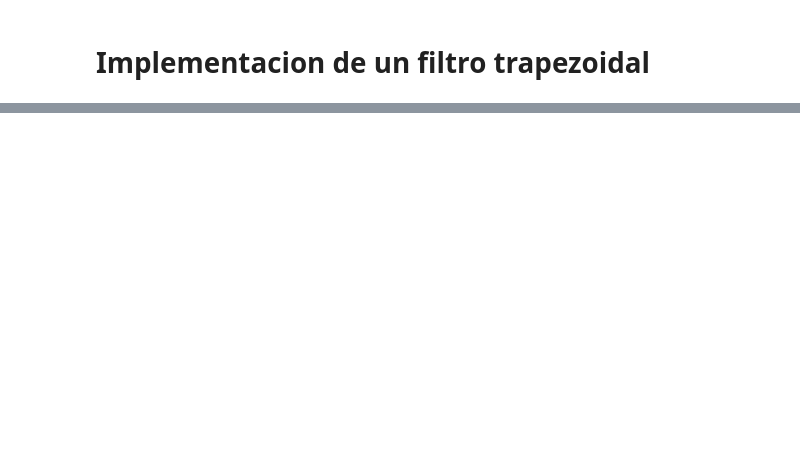
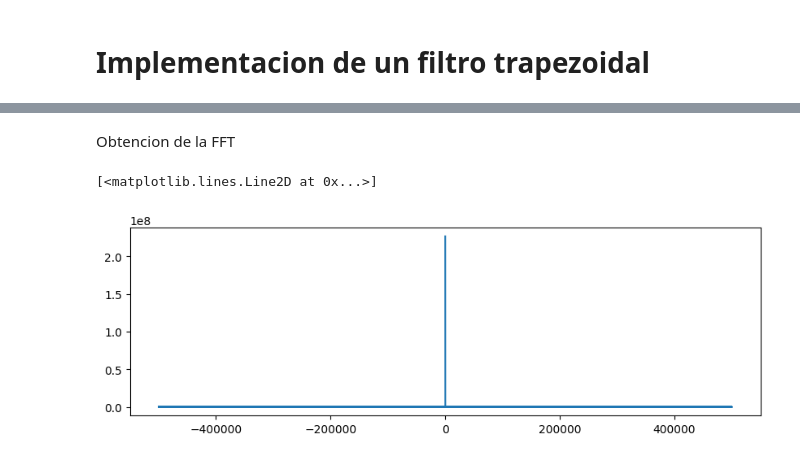
Before and after one commit to fabioc9675/KRIA_Starter_Guide, a Jupyter notebook: Kria_Test/XadcFirTrap_Fifo/Processing/Trapezoidal_other.ipynb, the cells around one changed output, grey strips where cells are left out. Saved outputs shown, nothing was run; the diff lists cells and outputs as text; code cells hidden in the pictures; blank space fills up the shorter version.

```diff
--- a/Kria_Test/XadcFirTrap_Fifo/Processing/Trapezoidal_other.ipynb
+++ b/Kria_Test/XadcFirTrap_Fifo/Processing/Trapezoidal_other.ipynb
@@ -160,0 +28,8 @@ plt.show
+# %%
+data = pd.read_csv("data_10.csv")
+y = np.array(data.iloc[:,1].values, dtype=float)
+# %%
+Fs = 1E6   # 1 MHz
+t = np.arange(0,(len(y)/Fs), 1/Fs)
+
+print(y.shape)
@@ -160,0 +45,11 @@ plt.show
+# %% [markdown]
+Obtencion de la FFT
+# %%
+Y = fft(y)
+f = fftfreq(len(y), 1/Fs)
+# %%
+plt.figure(figsize=(10,3))
+plt.plot(f,np.abs(Y))
+# %% [output]
+[<matplotlib.lines.Line2D at 0x...>]
+[figure, added]
```
Also changed, not shown: parts of 35 cells of this notebook, 1 other file.
